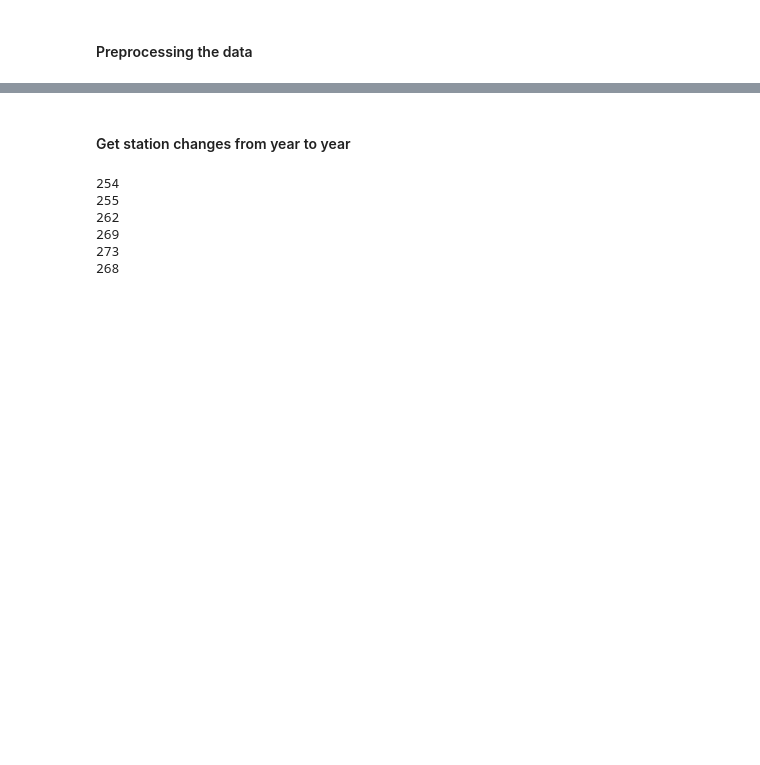
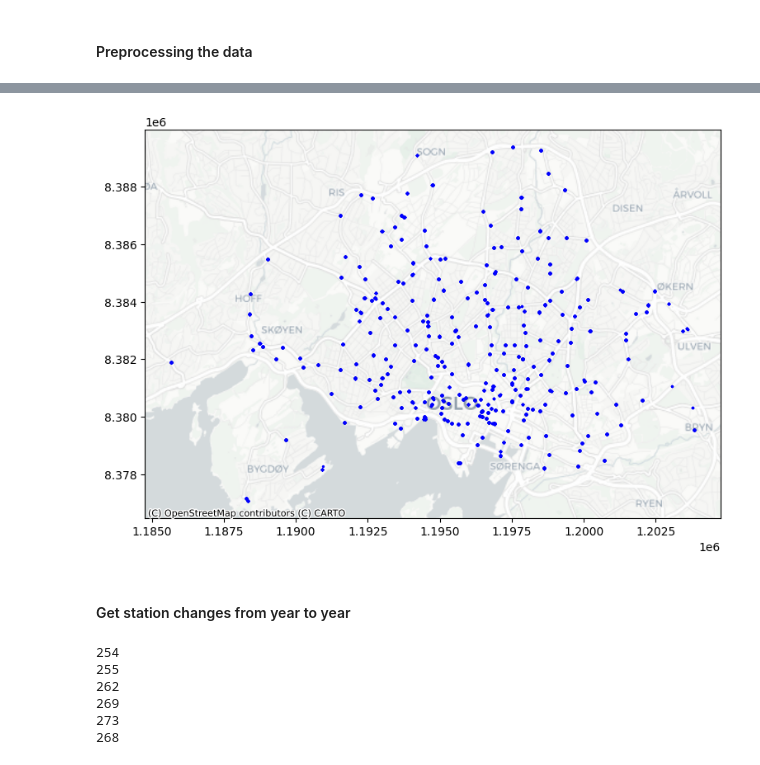
Before and after one commit to niclasclassen/oslo-city-bikes-network-flow-analysis, a Jupyter notebook: stationnetworkgrowth.ipynb, the cells around one changed output, grey strips where cells are left out. Cells and saved outputs as stored; diff of their text form; code cells hidden in the pictures; blank space fills up the shorter version.

```diff
--- a/stationnetworkgrowth.ipynb
+++ b/stationnetworkgrowth.ipynb
@@ -39,6 +38,12 @@ station_df.head(5)
 | 2 | 500 | Anker Hotel | langs Storgata | 59.917279 | 10.758155 | 10 | 23 | POINT (10.75816 59.91728) |
 | 3 | 599 | Paléhaven | langs Strandgata | 59.910331 | 10.750110 | 10 | 23 | POINT (10.75011 59.91033) |
 | 4 | 597 | Fredensborg | ved rundkjøringen | 59.920995 | 10.750358 | 10 | 23 | POINT (10.75036 59.92099) |
+# %%
+ax = station_df_equal_area.plot(color='blue', figsize=(9, 9), markersize=2)
+cx.add_basemap(ax, crs=station_df_equal_area.crs, source=cx.providers.CartoDB.Positron)
+ax.set_aspect('equal')
+# %% [output]
+[figure, added]
 # %% [markdown]
 #### Get station changes from year to year
 # %%
```
Also changed, not shown: parts of 2 cells of this notebook.
